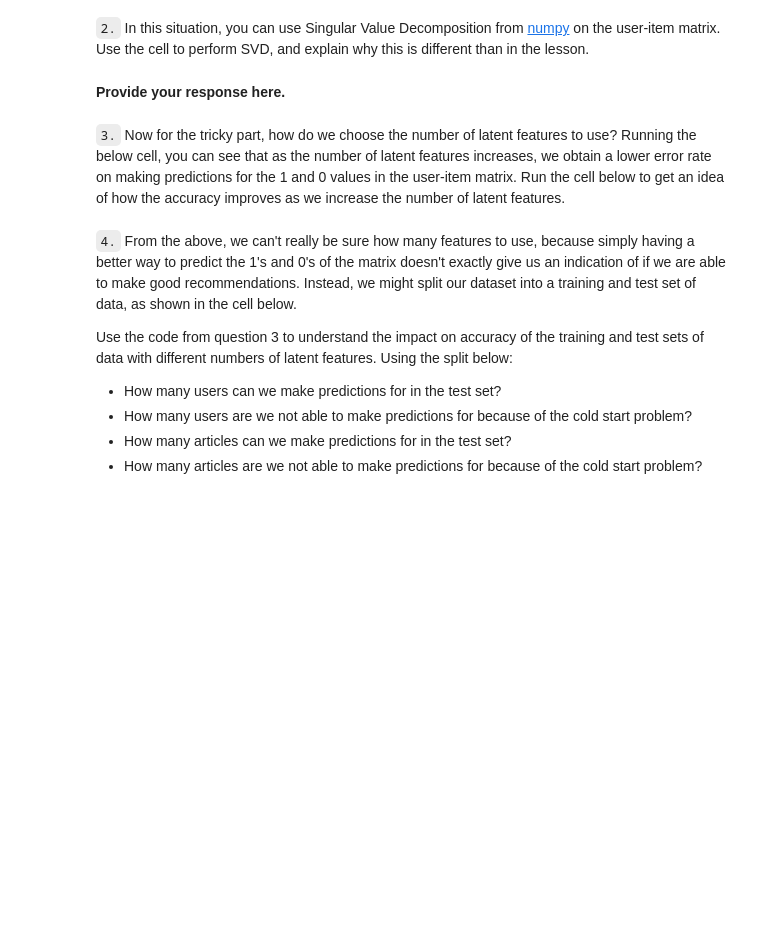
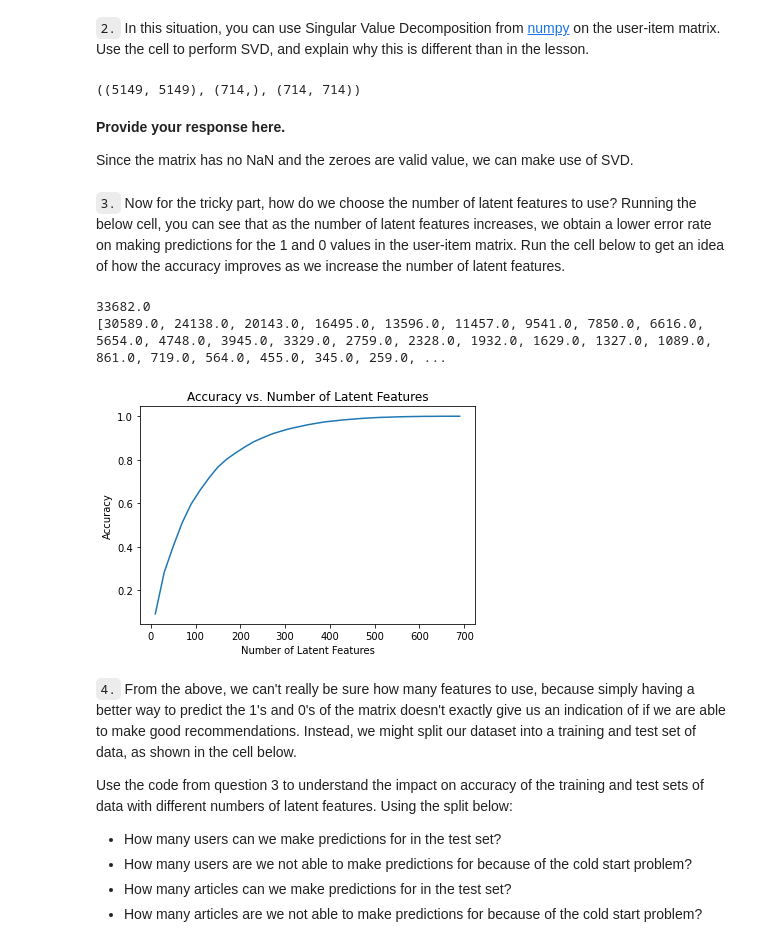
Before and after one commit to netxph/ibm-recommend, a Jupyter notebook: notebooks/03 - Recommendation Pipeline.ipynb, the cells around one changed output. Cells and saved outputs as stored; diff of their text form; code cells hidden in the pictures; blank space fills up the shorter version.

```diff
--- a/notebooks/03 - Recommendation Pipeline.ipynb
+++ b/notebooks/03 - Recommendation Pipeline.ipynb
@@ -538,7 +538,7 @@ In this part of the notebook, you will build use matrix factorization to make ar
 `1.` You should have already created a **user_item** matrix above in **question 1** of **Part III** above.  This first question here will just require that you run the cells to get things set up for the rest of **Part V** of the notebook.
 # %%
 # Load the matrix here
-user_item_matrix = pd.read_pickle('user_item_matrix.p')
+user_item_matrix = pd.read_pickle('../models/user_item_matrix.p')
 # %%
 # quick look at the matrix
 user_item_matrix.head()
@@ -547,34 +556,48 @@ user_item_matrix.head()
 # %%
 # Perform SVD on the User-Item Matrix Here
 
-u, s, vt = # use the built in to get the three matrices
+u, s, vt = np.linalg.svd(user_item_matrix)
+u.shape, s.shape, vt.shape
+# %% [output]
+((5149, 5149), (714,), (714, 714))
-# %% [markdown]
-**Provide your response here.**
+# %% [markdown]
+**Provide your response here.**
+
+Since the matrix has no NaN and the zeroes are valid value, we can make use of SVD.
 # %% [markdown]
 `3.` Now for the tricky part, how do we choose the number of latent features to use?  Running the below cell, you can see that as the number of latent features increases, we obtain a lower error rate on making predictions for the 1 and 0 values in the user-item matrix.  Run the cell below to get an idea of how the accuracy improves as we increase the number of latent features.
 # %%
 num_latent_feats = np.arange(10,700+10,20)
 sum_errs = []
 
 for k in num_latent_feats:
     # restructure with k latent features
     s_new, u_new, vt_new = np.diag(s[:k]), u[:, :k], vt[:k, :]
 
     # take dot product
     user_item_est = np.around(np.dot(np.dot(u_new, s_new), vt_new))
 
     # compute error for each prediction to actual value
     diffs = np.subtract(user_item_matrix, user_item_est)
 
     # total errors and keep track of them
     err = np.sum(np.sum(np.abs(diffs)))
     sum_errs.append(err)
 
 
-plt.plot(num_latent_feats, 1 - np.array(sum_errs)/df.shape[0]);
+total_int = user_item_matrix.sum().sum() # since regardless of how many interactions, they are set to 1
+
+print(total_int)
+print(sum_errs)
+
+plt.plot(num_latent_feats, 1 - np.array(sum_errs)/total_int);
 plt.xlabel('Number of Latent Features');
 plt.ylabel('Accuracy');
 plt.title('Accuracy vs. Number of Latent Features');
+# %% [output]
+33682.0
+[30589.0, 24138.0, 20143.0, 16495.0, 13596.0, 11457.0, 9541.0, 7850.0, 6616.0, 5654.0, 4748.0, 3945.0, 3329.0, 2759.0, 2328.0, 1932.0, 1629.0, 1327.0, 1089.0, 861.0, 719.0, 564.0, 455.0, 345.0, 259.0, ...
+[figure, added]
 # %% [markdown]
 `4.` From the above, we can't really be sure how many features to use, because simply having a better way to predict the 1's and 0's of the matrix doesn't exactly give us an indication of if we are able to make good recommendations.  Instead, we might split our dataset into a training and test set of data, as shown in the cell below.
 
```
Also changed, not shown: parts of 12 cells of this notebook, 1 other file.
